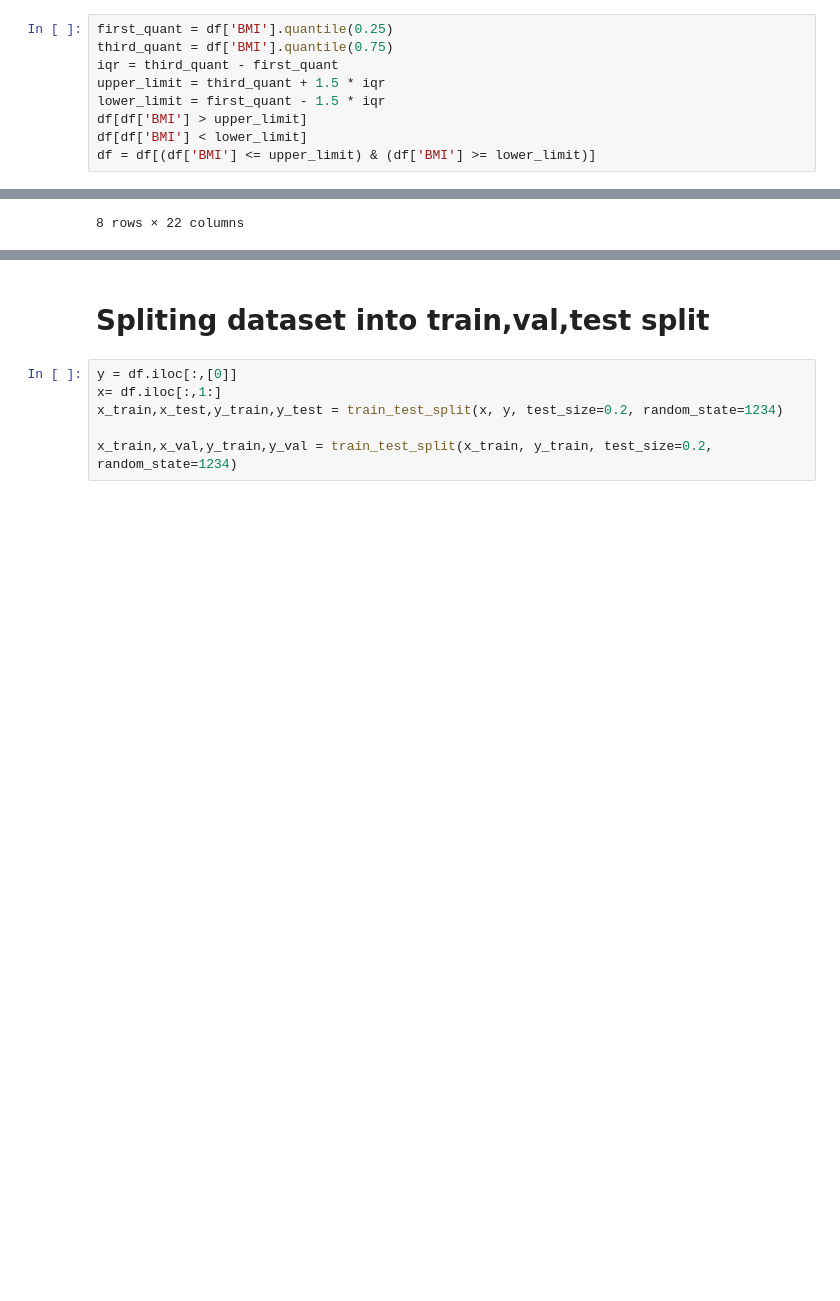
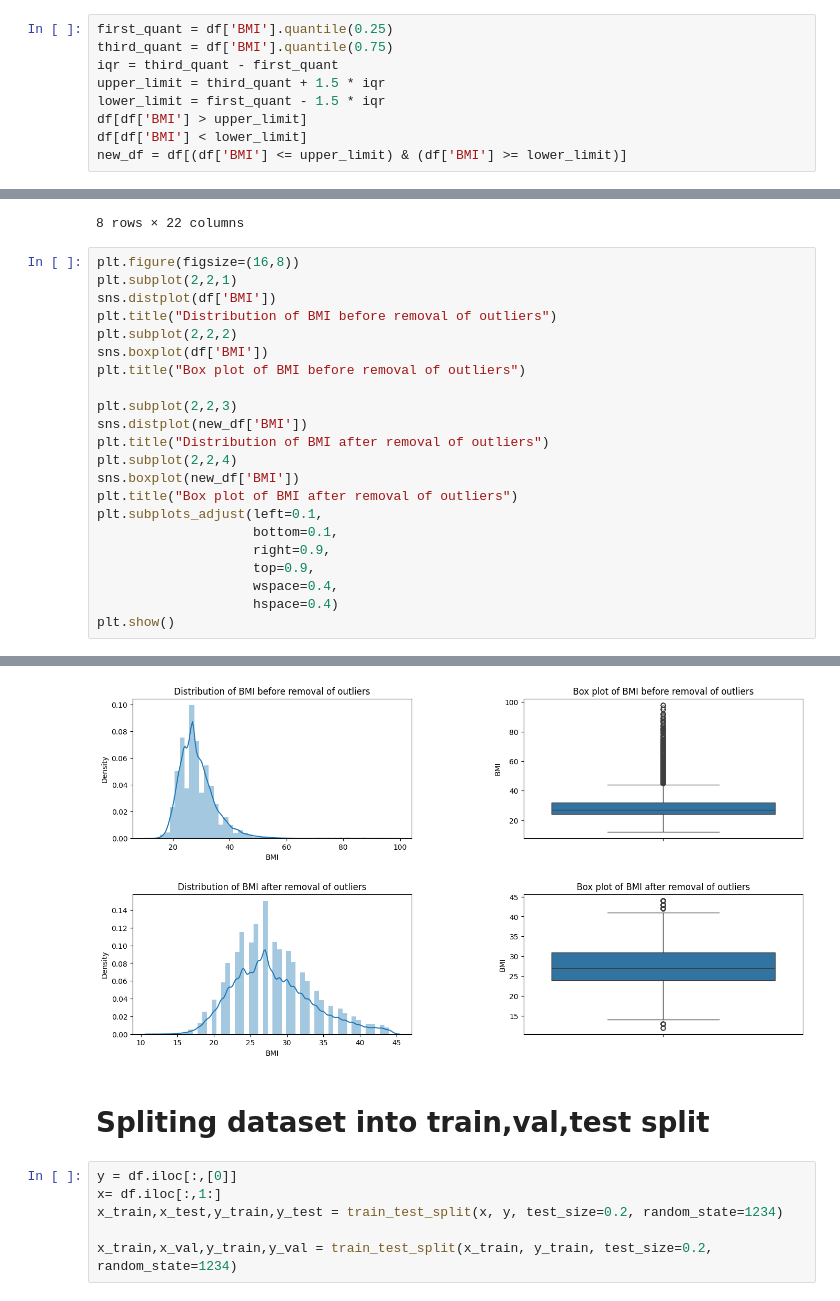
Before and after one commit to paya-alavi77/Diabetes, a Jupyter notebook: Diabetes.ipynb, the cells around one changed output, grey strips where cells are left out. Saved outputs shown, nothing was run; the diff lists cells and outputs as text; blank space fills up the shorter version.

Commit message:
Comparing BMI before and after removal of outliars

```diff
--- a/Diabetes.ipynb
+++ b/Diabetes.ipynb
@@ -197,7 +181,7 @@ upper_limit = third_quant + 1.5 * iqr
 lower_limit = first_quant - 1.5 * iqr
 df[df['BMI'] > upper_limit]
 df[df['BMI'] < lower_limit]
-df = df[(df['BMI'] <= upper_limit) & (df['BMI'] >= lower_limit)]
+new_df = df[(df['BMI'] <= upper_limit) & (df['BMI'] >= lower_limit)]
 # %%
 df.describe()
 # %% [output]
@@ -211,3 +195,26 @@ df.describe()
 | 75% | 0.000000 | 1.000000 | 1.000000 | 1.000000 | 31.000000 | 1.000000 | 0.000000 | 0.000000 | ... |
 | max | 2.000000 | 1.000000 | 1.000000 | 1.000000 | 44.000000 | 1.000000 | 1.000000 | 1.000000 | ... |
 8 rows × 22 columns
+# %%
+plt.figure(figsize=(16,8))
+plt.subplot(2,2,1)
+sns.distplot(df['BMI'])
+plt.title("Distribution of BMI before removal of outliers")
+plt.subplot(2,2,2)
+sns.boxplot(df['BMI'])
+plt.title("Box plot of BMI before removal of outliers")
+
+plt.subplot(2,2,3)
+sns.distplot(new_df['BMI'])
+plt.title("Distribution of BMI after removal of outliers")
+plt.subplot(2,2,4)
+sns.boxplot(new_df['BMI'])
+plt.title("Box plot of BMI after removal of outliers")
+plt.subplots_adjust(left=0.1,
+                    bottom=0.1,
+                    right=0.9,
+                    top=0.9,
+                    wspace=0.4,
+                    hspace=0.4)
+plt.show()
+# %% [output]
@@ -214,3 +240,4 @@ df.describe()
+[figure, added]
 # %% [markdown]
 <h1>Spliting dataset into train,val,test split
 # %%
```
Also changed, not shown: parts of 2 cells of this notebook.
